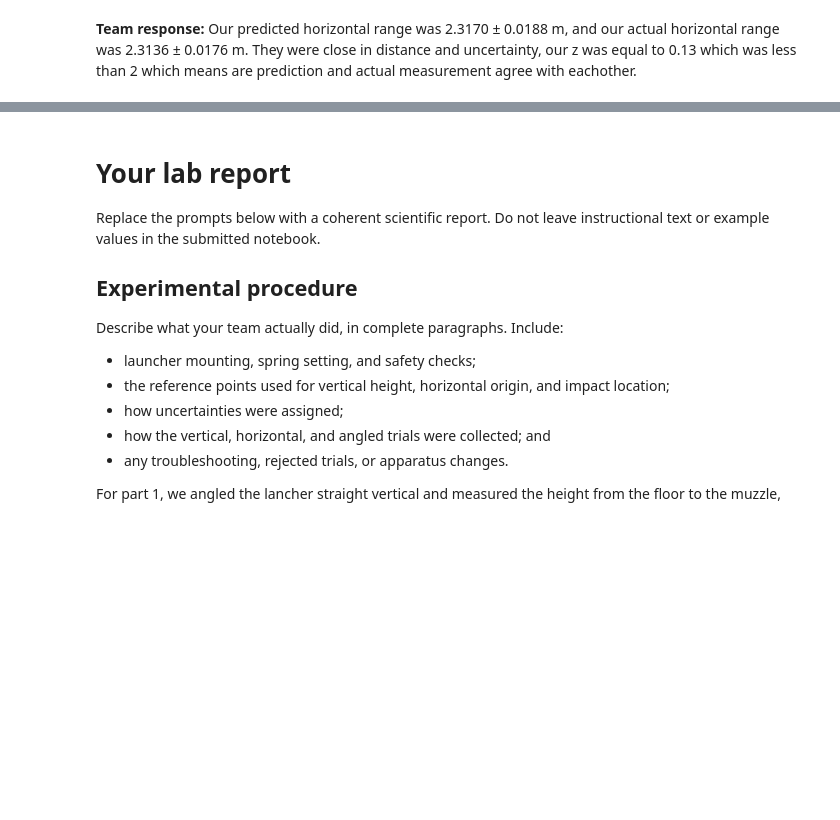
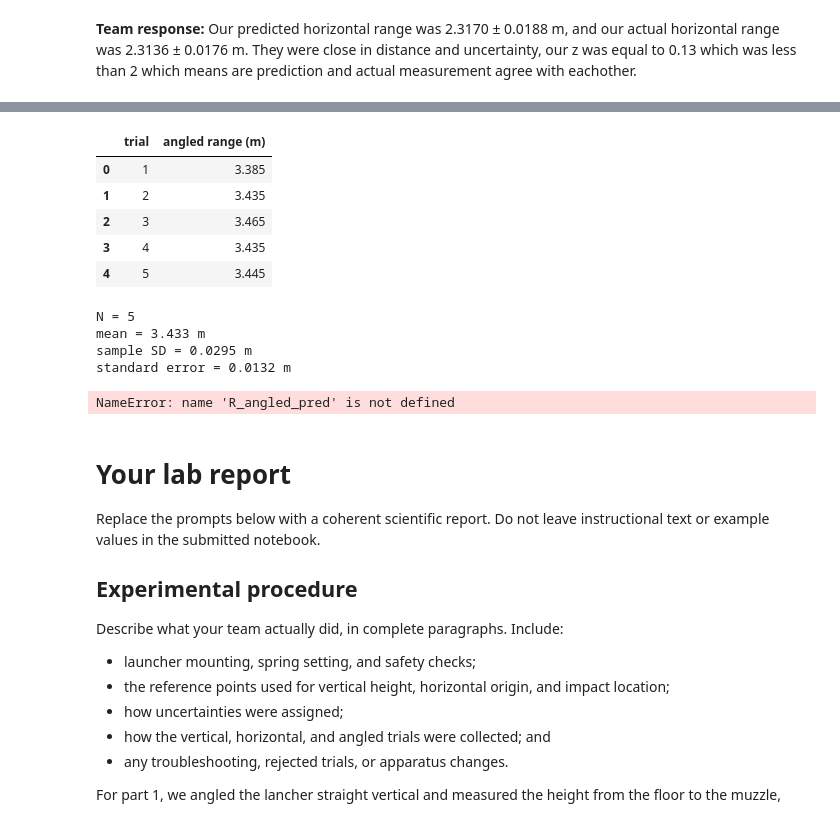
Before and after one commit to JacobRojas25/Phys201L, a Jupyter notebook: labs/Lab03_Projectile_Motion/Lab03_Projectile_Motion.ipynb, the cells around one changed output, grey strips where cells are left out. Cells and saved outputs as stored; diff of their text form; code cells hidden in the pictures; blank space fills up the shorter version.

```diff
--- a/labs/Lab03_Projectile_Motion/Lab03_Projectile_Motion.ipynb
+++ b/labs/Lab03_Projectile_Motion/Lab03_Projectile_Motion.ipynb
@@ -325,20 +325,32 @@ dR_angled_pred = R_angle_draw.std(ddof=1)
 print(f"Predicted range at {theta_deg:.1f}°: {R_angled_pred:.4f} ± {dR_angled_pred:.4f} m")
 # %%
 # Angled-shot raw data — REPLACE with your measurements in meters
-angled_range_m = np.array([2.36, 2.35, 2.37, 2.36, 2.34])
+angled_range_m = np.array([3.385, 3.435, 3.465, 3.435, 3.445])
 delta_angled_range = 0.005  # m
 
 angled_table = pd.DataFrame({
     "trial": np.arange(1, len(angled_range_m)+1),
     "angled range (m)": angled_range_m,
 })
 display(angled_table)
 R_angled_meas, s_Ra, sem_Ra = repeated_summary(angled_range_m, "m")
 dR_angled_meas = max(delta_angled_range, sem_Ra)
 z_angled = compatibility_z(R_angled_pred, dR_angled_pred, R_angled_meas, dR_angled_meas)
 
 print(f"Measured angled range: {R_angled_meas:.4f} ± {dR_angled_meas:.4f} m")
 print(f"Prediction-measurement compatibility: z = {z_angled:.2f}")
+# %% [output]
+|  | trial | angled range (m) |
+| 0 | 1 | 3.385 |
+| 1 | 2 | 3.435 |
+| 2 | 3 | 3.465 |
+| 3 | 4 | 3.435 |
+| 4 | 5 | 3.445 |
+N = 5
+mean = 3.433 m
+sample SD = 0.0295 m
+standard error = 0.0132 m
+NameError: name 'R_angled_pred' is not defined
 # %%
 # Summary figure and comparison table
 comparison = pd.DataFrame({
```
